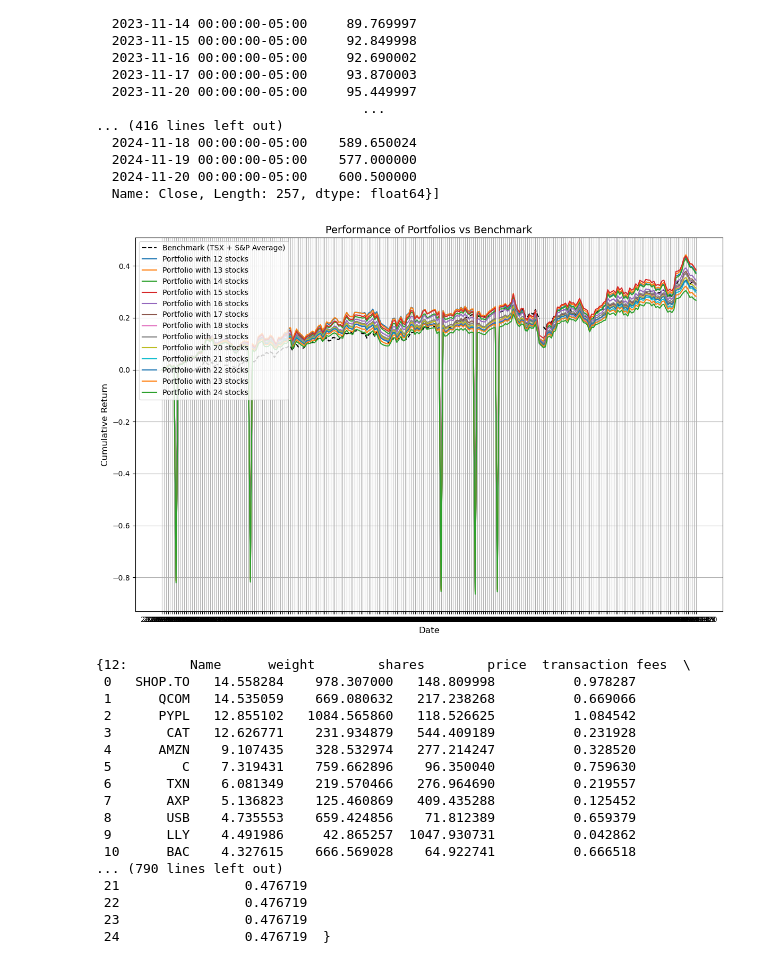
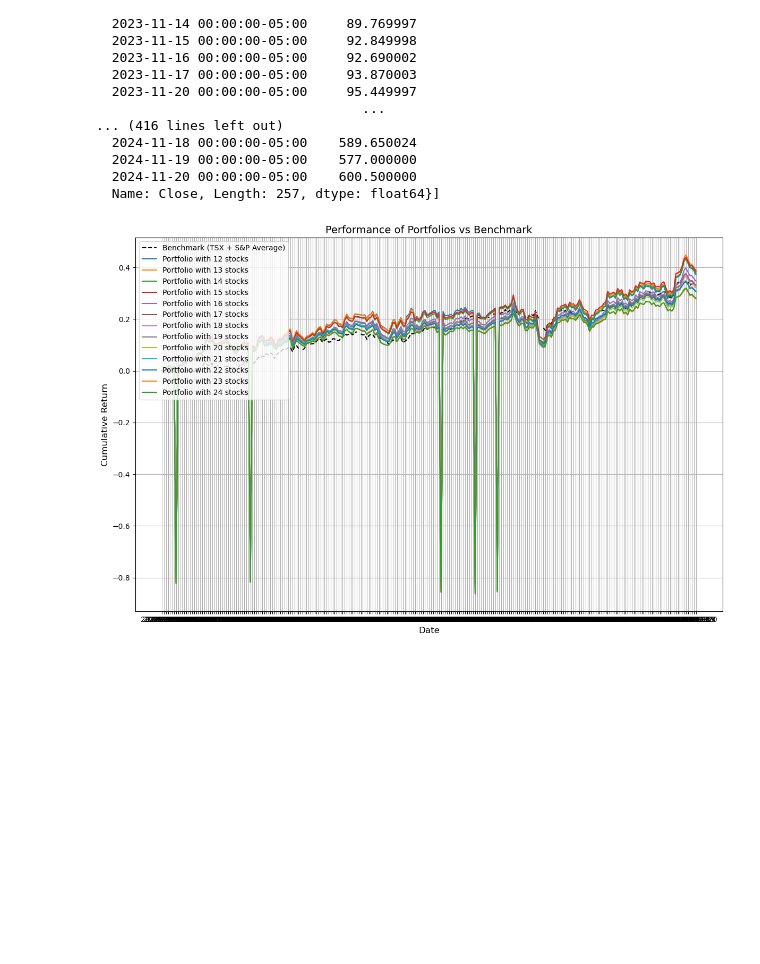
Before and after one commit to Mustafa-Mian/CFM-101-Final, a Jupyter notebook: Rough Work/master_file.ipynb, the cells around one changed output. Saved outputs shown, nothing was run; the diff lists cells and outputs as text; code cells hidden in the pictures; blank space fills up the shorter version.

Commit message:
picked best portfolio

```diff
--- a/Rough Work/master_file.ipynb
+++ b/Rough Work/master_file.ipynb
@@ -404,60 +404,32 @@ def make_portfolios(stock_details, budget):
             'Investment Coefficient': best_invest_coeff
         }
         strongest_portfolios[n] = pd.concat([best_portfolio, pd.DataFrame(final_row, index=[0])], ignore_index=True)
 
-    """
-    # Display the strongest portfolios
-    for n, portfolio in strongest_portfolios.items():
-        print(f"Strongest Portfolio for {n} stocks:")
-        display(portfolio)
-
-    for n, portfolio in back_testing_portfolios.items():
-        print(f"Backtesting Strongest Portfolio for {n} stocks:")
-        display(portfolio)
-    """
-
     # Graphing the performance of the strongest portfolios and the benchmark
     plt.figure(figsize=(12, 8))
 
     # Plot benchmark performance
     benchmark_cum_return = (benchmark / benchmark.iloc[0]) - 1
     plt.plot(benchmark.index, benchmark_cum_return, label="Benchmark (TSX + S&P Average)", color="black", linestyle="--")
 
     # Plot the strongest portfolios
     for n, portfolio_values in back_testing_portfolios.items():
         portfolio_cum_return = (portfolio_values['Portfolio'] / portfolio_values['Portfolio'].iloc[0]) - 1
         plt.plot(portfolio_cum_return.index, portfolio_cum_return, label=f"Portfolio with {n} stocks")
 
     # Customize plot
     plt.title("Performance of Portfolios vs Benchmark", fontsize=14)
     plt.xlabel("Date", fontsize=12)
     plt.ylabel("Cumulative Return", fontsize=12)
     plt.legend(fontsize=10, loc="upper left")
     plt.grid(True)
     plt.tight_layout()
 
     plt.show()
 
 
     return strongest_portfolios
 
-make_portfolios(filtered_stocks, investment_size)
+best_portfolios = make_portfolios(filtered_stocks, investment_size)
 # %% [output]
-[figure, old version]
+[figure, new version]
-{12:        Name      weight        shares        price  transaction fees  \
- 0   SHOP.TO   14.558284    978.307000   148.809998          0.978287
- 1      QCOM   14.535059    669.080632   217.238268          0.669066
- 2      PYPL   12.855102   1084.565860   118.526625          1.084542
- 3       CAT   12.626771    231.934879   544.409189          0.231928
- 4      AMZN    9.107435    328.532974   277.214247          0.328520
- 5         C    7.319431    759.662896    96.350040          0.759630
- 6       TXN    6.081349    219.570466   276.964690          0.219557
- 7       AXP    5.136823    125.460869   409.435288          0.125452
- 8       USB    4.735553    659.424856    71.812389          0.659379
- 9       LLY    4.491986     42.865257  1047.930731          0.042862
- 10      BAC    4.327615    666.569028    64.922741          0.666518
-... (790 lines left out)
- 21                0.476719
- 22                0.476719
- 23                0.476719
- 24                0.476719  }
```
Also changed, not shown: parts of 1 cell of this notebook.
